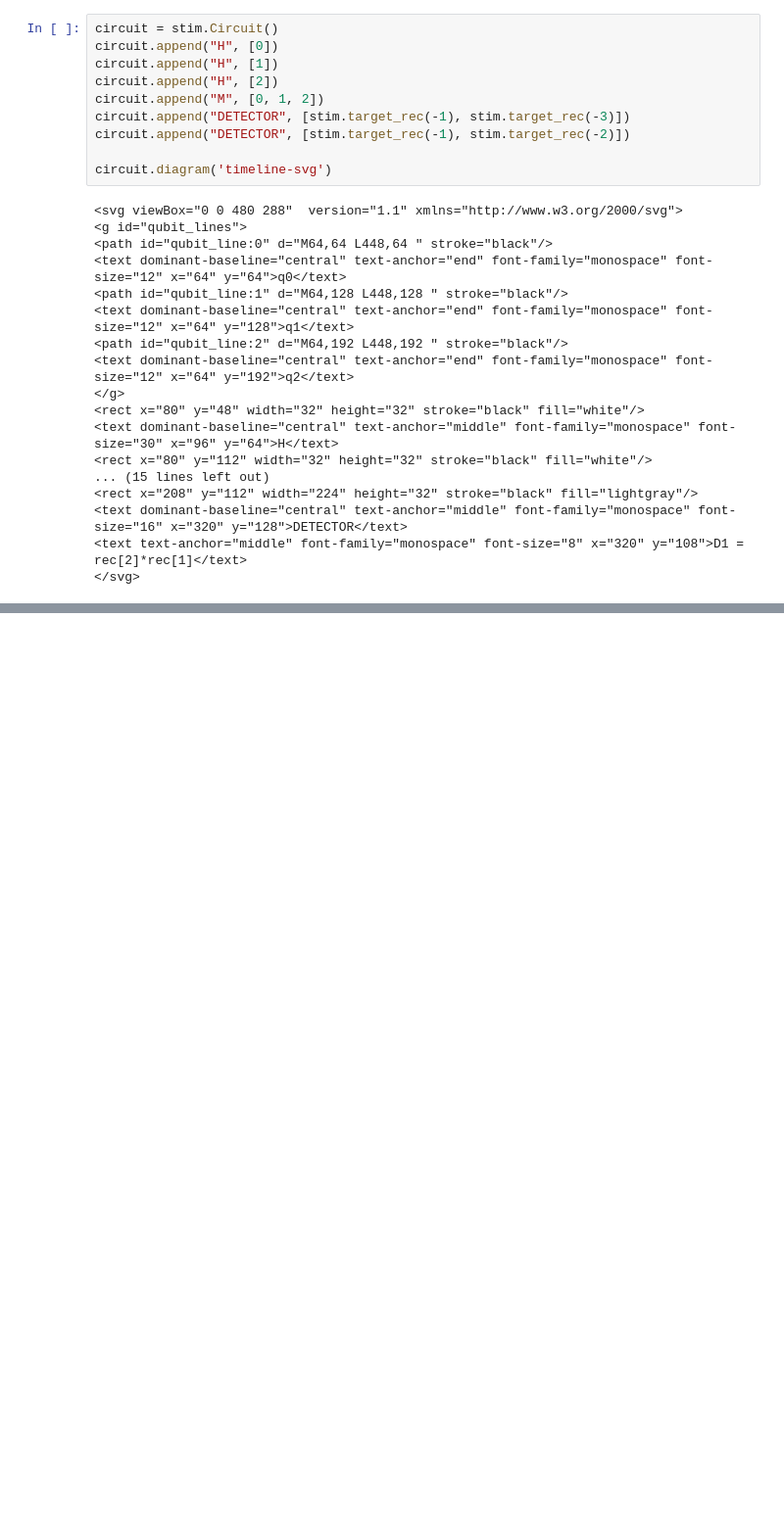
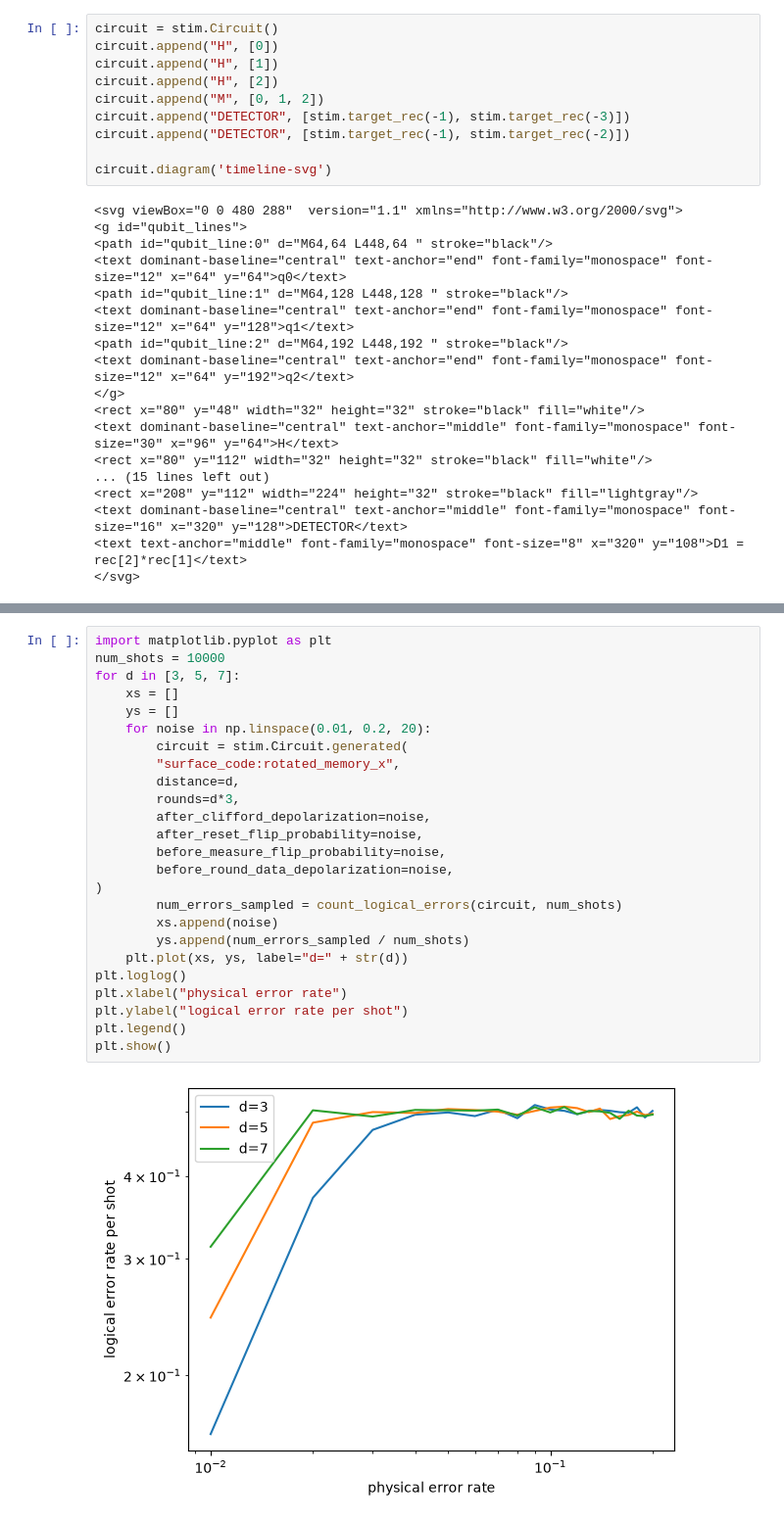
Before and after one commit to AmraouiY/noise-aware-surface-code-decoding, a Jupyter notebook: notebooks/02_surface_code_baseline.ipynb, the cells around one changed output, grey strips where cells are left out. Shown at 98% size. Cells and saved outputs as stored; diff of their text form; blank space fills up the shorter version.

```diff
--- a/notebooks/02_surface_code_baseline.ipynb
+++ b/notebooks/02_surface_code_baseline.ipynb
@@ -70,0 +204,27 @@ circuit.diagram('timeline-svg')
+# %%
+import matplotlib.pyplot as plt
+num_shots = 10000
+for d in [3, 5, 7]:
+    xs = []
+    ys = []
+    for noise in np.linspace(0.01, 0.2, 20):
+        circuit = stim.Circuit.generated(
+        "surface_code:rotated_memory_x",
+        distance=d,
+        rounds=d*3,
+        after_clifford_depolarization=noise,
+        after_reset_flip_probability=noise,
+        before_measure_flip_probability=noise,
+        before_round_data_depolarization=noise,
+)
+        num_errors_sampled = count_logical_errors(circuit, num_shots)
+        xs.append(noise)
+        ys.append(num_errors_sampled / num_shots)
+    plt.plot(xs, ys, label="d=" + str(d))
+plt.loglog()
+plt.xlabel("physical error rate")
+plt.ylabel("logical error rate per shot")
+plt.legend()
+plt.show()
+# %% [output]
+[figure, added]
```
Also changed, not shown: parts of 9 cells of this notebook, 1 other file.
